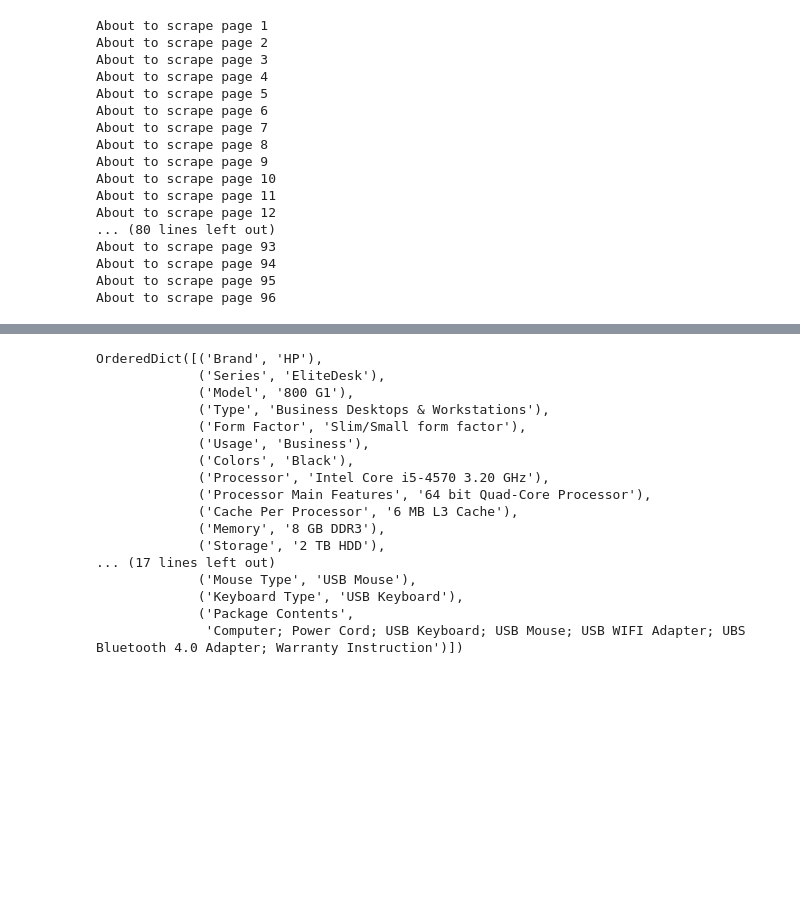
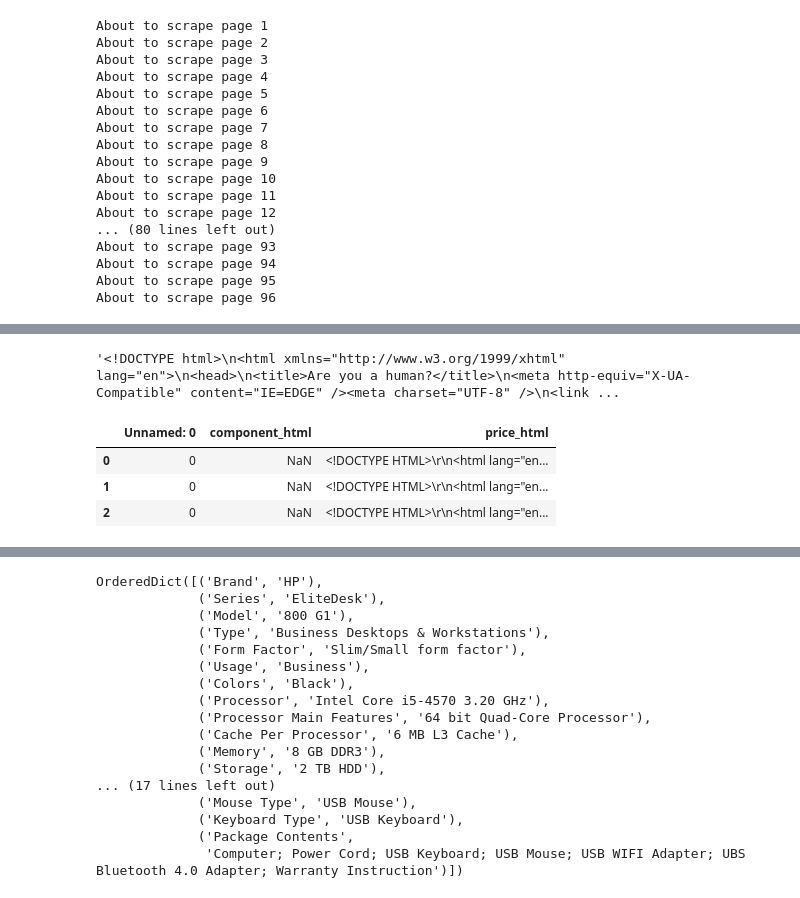
Before and after one commit to luketibbott/Desktop-linear-regression, a Jupyter notebook: scrape-newegg.ipynb, the cells around one changed output, grey strips where cells are left out. Saved outputs shown, nothing was run; the diff lists cells and outputs as text; code cells hidden in the pictures; blank space fills up the shorter version.

```diff
--- a/scrape-newegg.ipynb
+++ b/scrape-newegg.ipynb
@@ -309,0 +275,6 @@ About to scrape page 89
+# %%
+r.text
+# %% [output]
+'<!DOCTYPE html>\n<html xmlns="http://www.w3.org/1999/xhtml" lang="en">\n<head>\n<title>Are you a human?</title>\n<meta http-equiv="X-UA-Compatible" content="IE=EDGE" /><meta charset="UTF-8" />\n<link ...
+# %%
+prices_11_to = pd.read_csv('master_component_html.csv')
@@ -309,0 +283,7 @@ About to scrape page 89
+# %%
+prices_11_to.head()
+# %% [output]
+|  | Unnamed: 0 | component_html | price_html |
+| 0 | 0 | NaN | <!DOCTYPE HTML>\r\n<html lang="en... |
+| 1 | 0 | NaN | <!DOCTYPE HTML>\r\n<html lang="en... |
+| 2 | 0 | NaN | <!DOCTYPE HTML>\r\n<html lang="en... |
```
Also changed, not shown: parts of 14 cells of this notebook.
